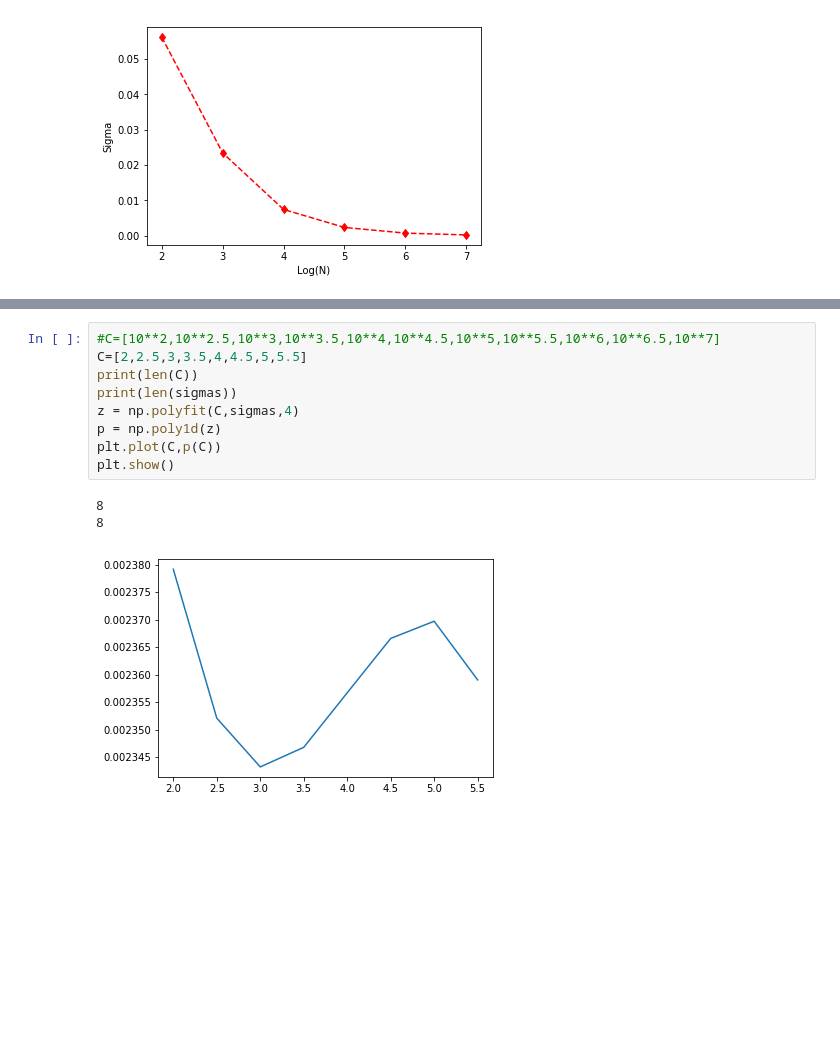
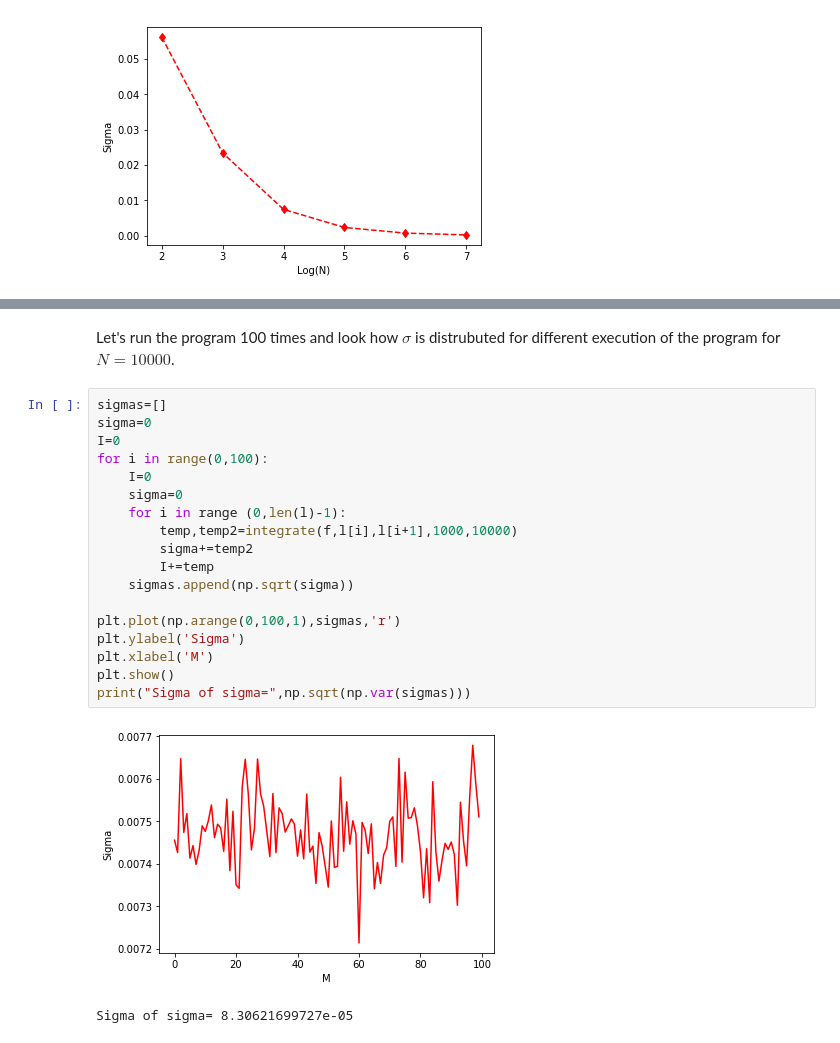
Before and after one commit to guneykan/montecarlo, a Jupyter notebook: PS3/PS3.ipynb, the cells around one changed output, grey strips where cells are left out. Saved outputs shown, nothing was run; the diff lists cells and outputs as text; blank space fills up the shorter version.

```diff
--- a/PS3/PS3.ipynb
+++ b/PS3/PS3.ipynb
@@ -173,13 +195,23 @@ plt.show()
-# %%
-#C=[10**2,10**2.5,10**3,10**3.5,10**4,10**4.5,10**5,10**5.5,10**6,10**6.5,10**7]
-C=[2,2.5,3,3.5,4,4.5,5,5.5]
-print(len(C))
-print(len(sigmas))
-z = np.polyfit(C,sigmas,4)
-p = np.poly1d(z)
-plt.plot(C,p(C))
-plt.show()
-# %% [output]
-8
-8
-[figure, removed]
+# %% [markdown]
+Let's run the program 100 times and look  how $\sigma$ is distrubuted for different execution of the program for $N=10000$.
+# %%
+sigmas=[]
+sigma=0
+I=0
+for i in range(0,100):
+    I=0
+    sigma=0
+    for i in range (0,len(l)-1):
+        temp,temp2=integrate(f,l[i],l[i+1],1000,10000)
+        sigma+=temp2
+        I+=temp
+    sigmas.append(np.sqrt(sigma))
+
+plt.plot(np.arange(0,100,1),sigmas,'r')
+plt.ylabel('Sigma')
+plt.xlabel('M')
+plt.show()
+print("Sigma of sigma=",np.sqrt(np.var(sigmas)))
+# %% [output]
+[figure, added]
+Sigma of sigma= 8.30621699727e-05
```
Also changed, not shown: parts of 5 cells of this notebook.
